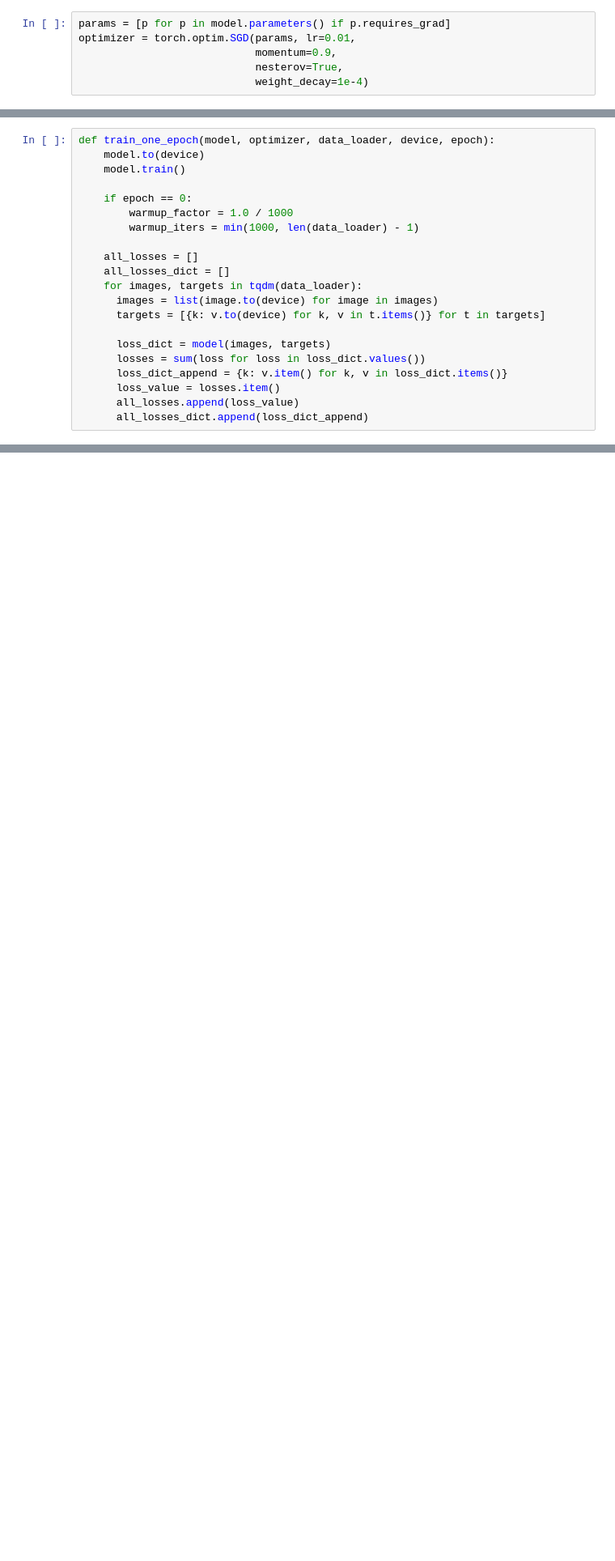
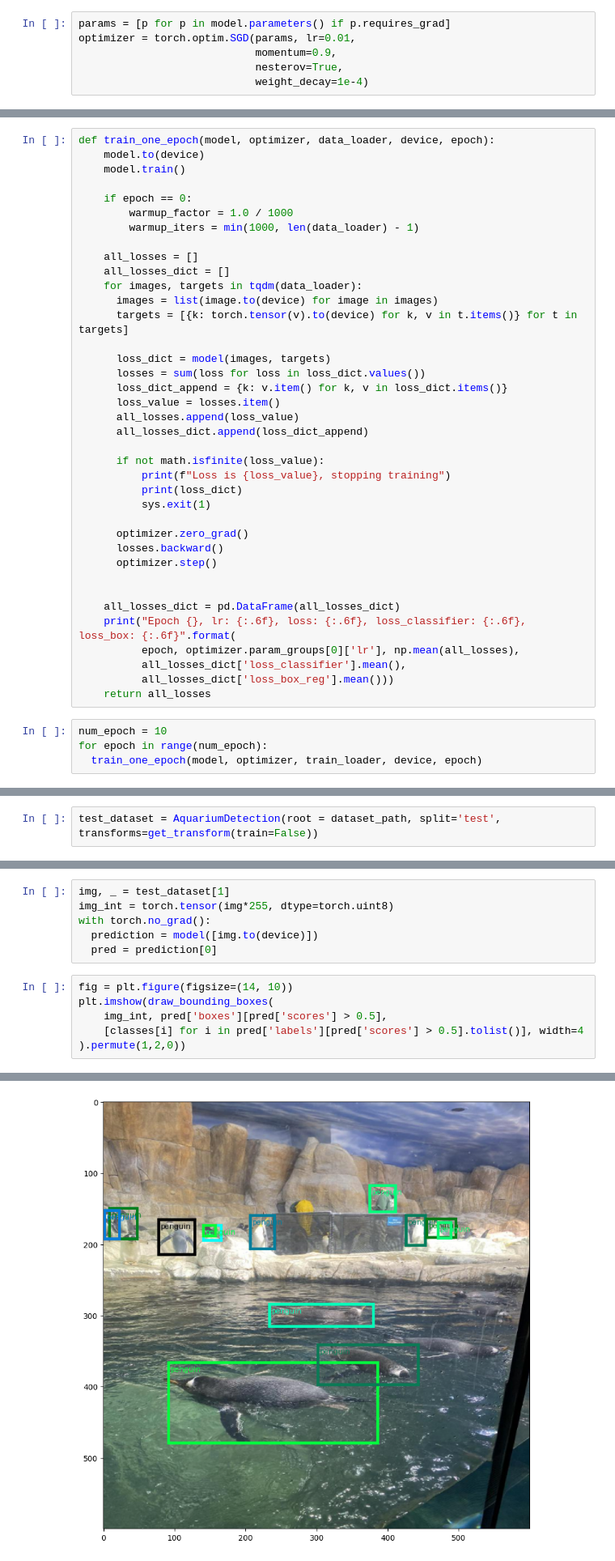
Before and after one commit to lydiamesogeiti/image_seg, a Jupyter notebook: faster-rcnn.ipynb, the cells around one changed output, grey strips where cells are left out. Shown at 81% size. Saved outputs shown, nothing was run; the diff lists cells and outputs as text; blank space fills up the shorter version.

```diff
--- a/faster-rcnn.ipynb
+++ b/faster-rcnn.ipynb
@@ -248,7 +250,7 @@ def train_one_epoch(model, optimizer, data_loader, device, epoch):
     all_losses_dict = []
     for images, targets in tqdm(data_loader):
       images = list(image.to(device) for image in images)
-      targets = [{k: v.to(device) for k, v in t.items()} for t in targets]
+      targets = [{k: torch.tensor(v).to(device) for k, v in t.items()} for t in targets]
 
       loss_dict = model(images, targets)
       losses = sum(loss for loss in loss_dict.values())
@@ -256,3 +258,24 @@ def train_one_epoch(model, optimizer, data_loader, device, epoch):
       loss_value = losses.item()
       all_losses.append(loss_value)
       all_losses_dict.append(loss_dict_append)
+
+      if not math.isfinite(loss_value):
+          print(f"Loss is {loss_value}, stopping training")
+          print(loss_dict)
+          sys.exit(1)
+
+      optimizer.zero_grad()
+      losses.backward()
+      optimizer.step()
+
+
+    all_losses_dict = pd.DataFrame(all_losses_dict)
+    print("Epoch {}, lr: {:.6f}, loss: {:.6f}, loss_classifier: {:.6f}, loss_box: {:.6f}".format(
+          epoch, optimizer.param_groups[0]['lr'], np.mean(all_losses),
+          all_losses_dict['loss_classifier'].mean(),
+          all_losses_dict['loss_box_reg'].mean()))
+    return all_losses
+# %%
+num_epoch = 10
+for epoch in range(num_epoch):
+  train_one_epoch(model, optimizer, train_loader, device, epoch)
@@ -258,0 +296,2 @@ def train_one_epoch(model, optimizer, data_loader, device, epoch):
+# %%
+test_dataset = AquariumDetection(root = dataset_path, split='test', transforms=get_transform(train=False))
@@ -258,0 +303,13 @@ def train_one_epoch(model, optimizer, data_loader, device, epoch):
+# %%
+img, _ = test_dataset[1]
+img_int = torch.tensor(img*255, dtype=torch.uint8)
+with torch.no_grad():
+  prediction = model([img.to(device)])
+  pred = prediction[0]
+# %%
+fig = plt.figure(figsize=(14, 10))
+plt.imshow(draw_bounding_boxes(
+    img_int, pred['boxes'][pred['scores'] > 0.5],
+    [classes[i] for i in pred['labels'][pred['scores'] > 0.5].tolist()], width=4
+).permute(1,2,0))
+# %% [output]
@@ -258,0 +317 @@ def train_one_epoch(model, optimizer, data_loader, device, epoch):
+[figure, added]
```
Also changed, not shown: parts of 8 cells of this notebook.
